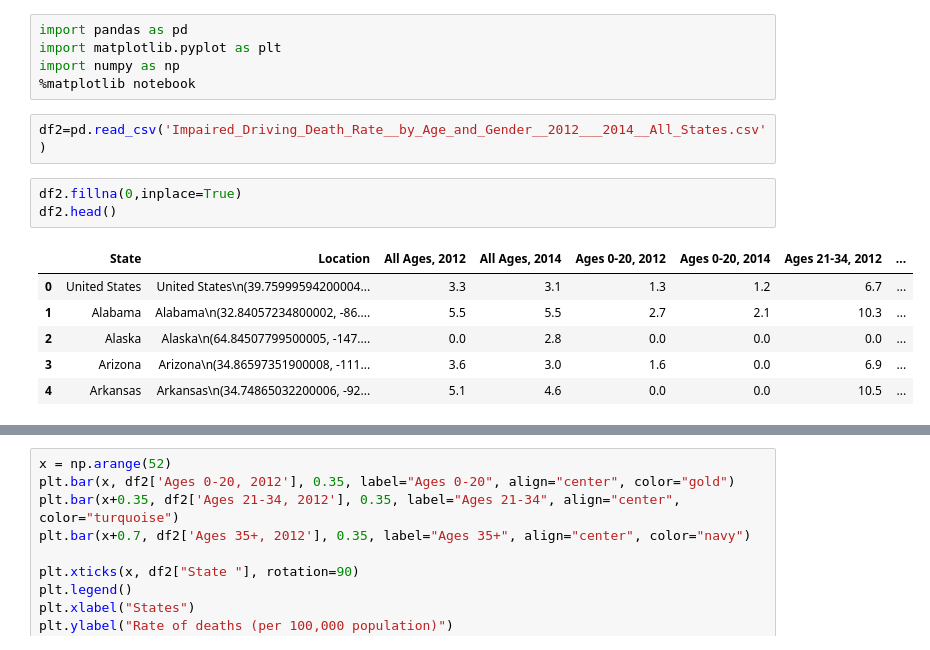
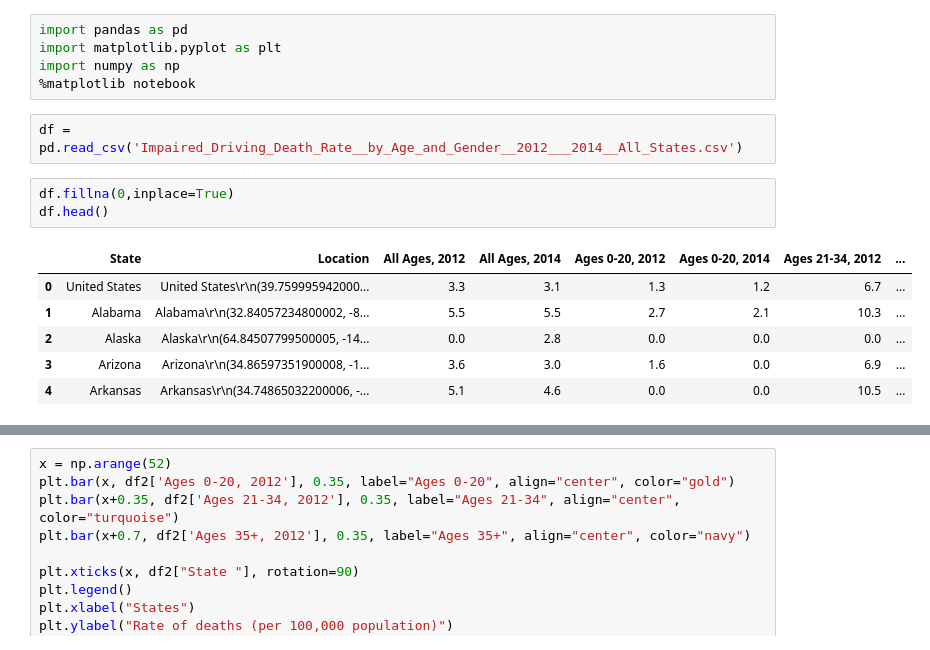
Before and after one commit to ajkim19/TNCs_and_DUI_Deaths, a Jupyter notebook: Project 1/Project 1.ipynb, the cells around one changed output, grey strips where cells are left out. Drawn from its saved outputs; the diff is of its cells as text.

```diff
--- a/Project 1/Project 1.ipynb
+++ b/Project 1/Project 1.ipynb
@@ -4,14 +4,14 @@ import matplotlib.pyplot as plt
 import numpy as np
 %matplotlib notebook
 # %%
-df2=pd.read_csv('Impaired_Driving_Death_Rate__by_Age_and_Gender__2012___2014__All_States.csv')
+df = pd.read_csv('Impaired_Driving_Death_Rate__by_Age_and_Gender__2012___2014__All_States.csv')
 # %%
-df2.fillna(0,inplace=True)
-df2.head()
+df.fillna(0,inplace=True)
+df.head()
 # %% [output]
 |  | State | Location | All Ages, 2012 | All Ages, 2014 | Ages 0-20, 2012 | Ages 0-20, 2014 | Ages 21-34, 2012 | ... |
-| 0 | United States | United States\n(39.75999594200004... | 3.3 | 3.1 | 1.3 | 1.2 | 6.7 | ... |
-| 1 | Alabama | Alabama\n(32.84057234800002, -86.... | 5.5 | 5.5 | 2.7 | 2.1 | 10.3 | ... |
-| 2 | Alaska | Alaska\n(64.84507799500005, -147.... | 0.0 | 2.8 | 0.0 | 0.0 | 0.0 | ... |
-| 3 | Arizona | Arizona\n(34.86597351900008, -111... | 3.6 | 3.0 | 1.6 | 0.0 | 6.9 | ... |
-| 4 | Arkansas | Arkansas\n(34.74865032200006, -92... | 5.1 | 4.6 | 0.0 | 0.0 | 10.5 | ... |
+| 0 | United States | United States\r\n(39.759995942000... | 3.3 | 3.1 | 1.3 | 1.2 | 6.7 | ... |
+| 1 | Alabama | Alabama\r\n(32.84057234800002, -8... | 5.5 | 5.5 | 2.7 | 2.1 | 10.3 | ... |
+| 2 | Alaska | Alaska\r\n(64.84507799500005, -14... | 0.0 | 2.8 | 0.0 | 0.0 | 0.0 | ... |
+| 3 | Arizona | Arizona\r\n(34.86597351900008, -1... | 3.6 | 3.0 | 1.6 | 0.0 | 6.9 | ... |
+| 4 | Arkansas | Arkansas\r\n(34.74865032200006, -... | 5.1 | 4.6 | 0.0 | 0.0 | 10.5 | ... |
```
Also changed, not shown: parts of 7 cells of this notebook, 4 other files.
